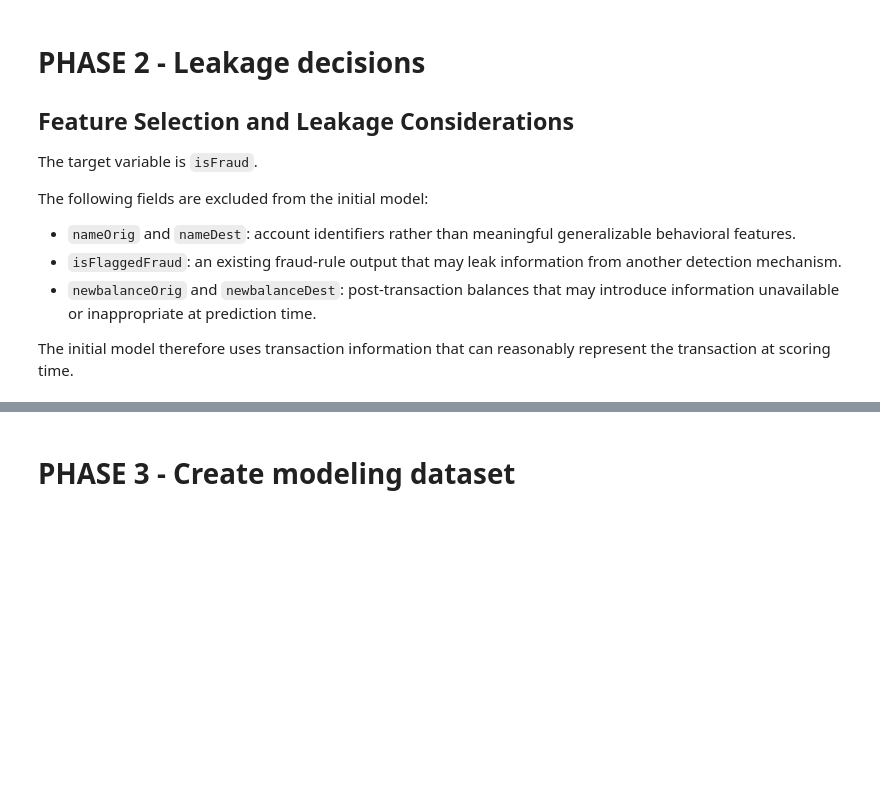
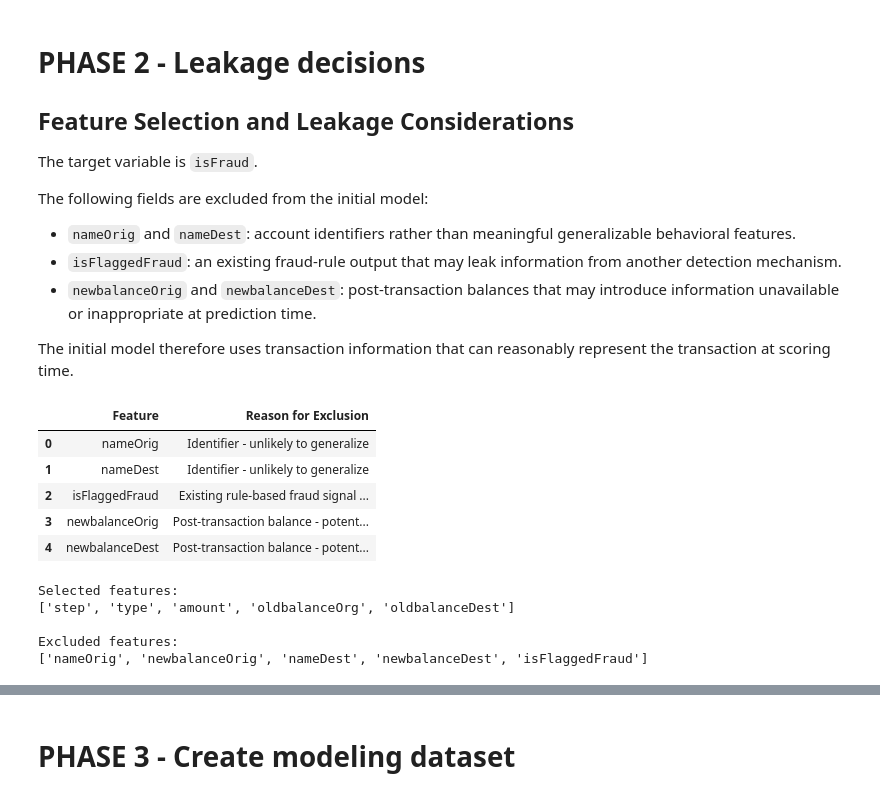
Before and after one commit to RawanHanyy/FraudShield-AI, a Jupyter notebook: notebooks/FraudShield_AI_Graduation_Project.ipynb, the cells around one changed output, grey strips where cells are left out. Cells and saved outputs as stored; diff of their text form; code cells hidden in the pictures; blank space fills up the shorter version.

```diff
--- a/notebooks/FraudShield_AI_Graduation_Project.ipynb
+++ b/notebooks/FraudShield_AI_Graduation_Project.ipynb
@@ -157,3 +195,54 @@ The following fields are excluded from the initial model:
 - `newbalanceOrig` and `newbalanceDest`: post-transaction balances that may introduce information unavailable or inappropriate at prediction time.
 
 The initial model therefore uses transaction information that can reasonably represent the transaction at scoring time.
+# %%
+leakage_review = pd.DataFrame({
+    "Feature": [
+        "nameOrig",
+        "nameDest",
+        "isFlaggedFraud",
+        "newbalanceOrig",
+        "newbalanceDest"
+    ],
+    "Reason for Exclusion": [
+        "Identifier - unlikely to generalize",
+        "Identifier - unlikely to generalize",
+        "Existing rule-based fraud signal - potential leakage",
+        "Post-transaction balance - potential leakage",
+        "Post-transaction balance - potential leakage"
+    ]
+})
+
+leakage_review
+# %% [output]
+|  | Feature | Reason for Exclusion |
+| 0 | nameOrig | Identifier - unlikely to generalize |
+| 1 | nameDest | Identifier - unlikely to generalize |
+| 2 | isFlaggedFraud | Existing rule-based fraud signal ... |
+| 3 | newbalanceOrig | Post-transaction balance - potent... |
+| 4 | newbalanceDest | Post-transaction balance - potent... |
+# %%
+selected_features = [
+    "step",
+    "type",
+    "amount",
+    "oldbalanceOrg",
+    "oldbalanceDest"
+]
+
+excluded_features = [
+    col for col in df.columns
+    if col not in selected_features + ["isFraud"]
+]
+
+print("Selected features:")
+print(selected_features)
+
+print("\nExcluded features:")
+print(excluded_features)
+# %% [output]
+Selected features:
+['step', 'type', 'amount', 'oldbalanceOrg', 'oldbalanceDest']
+
+Excluded features:
+['nameOrig', 'newbalanceOrig', 'nameDest', 'newbalanceDest', 'isFlaggedFraud']
```
Also changed, not shown: parts of 21 cells of this notebook.
